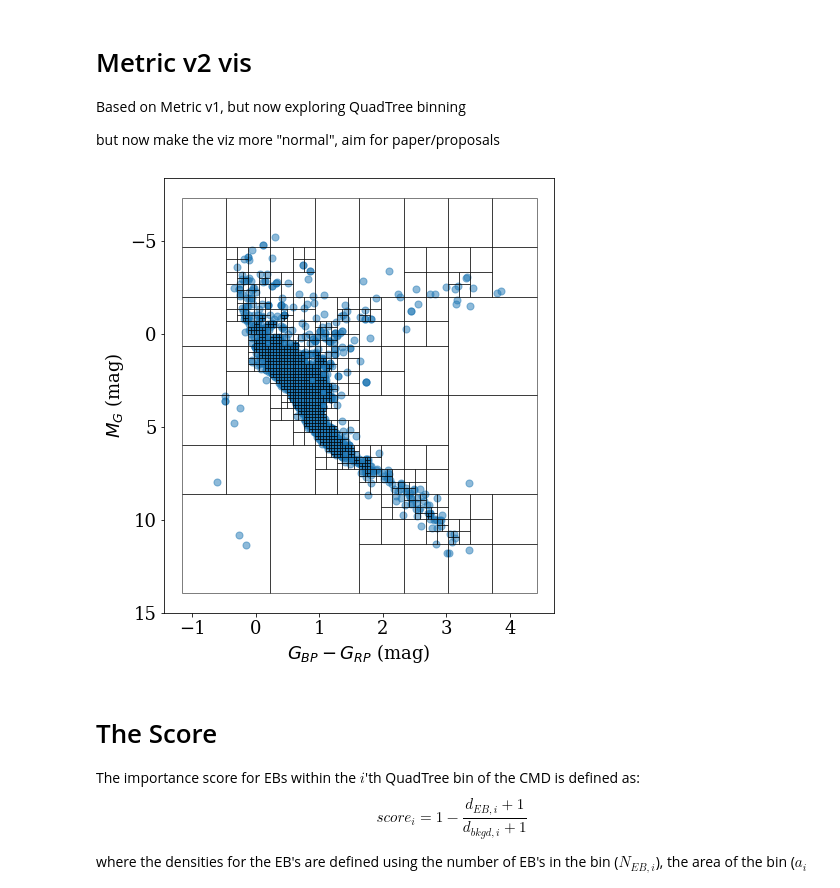
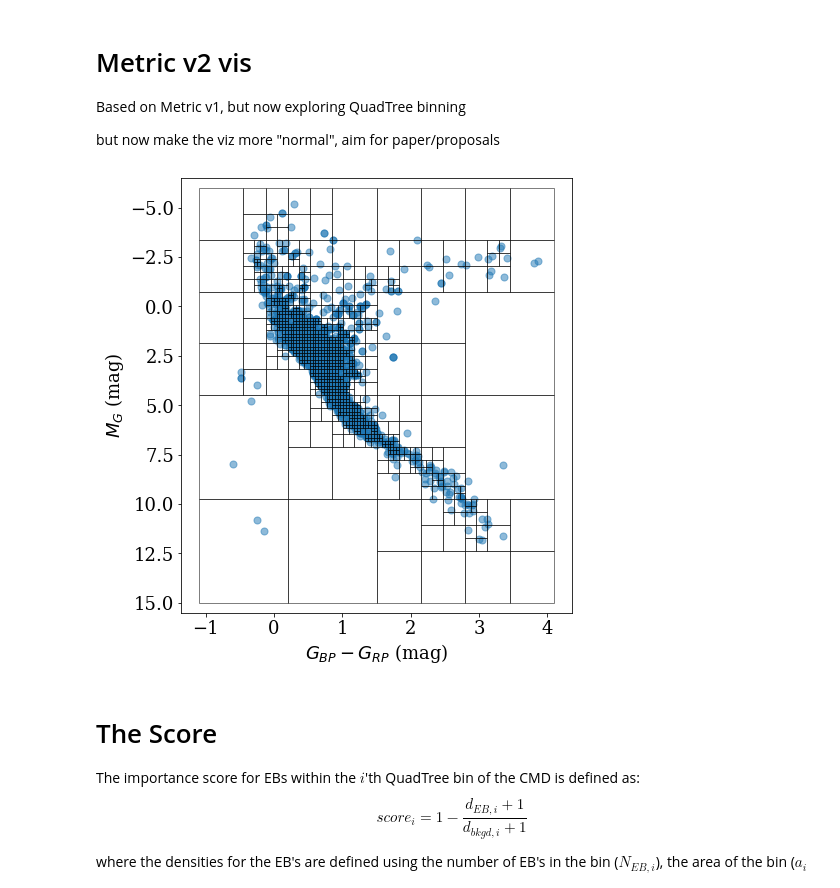
Before and after one commit to jradavenport/EBHRD, a Jupyter notebook: notebooks/metric_v2vis.ipynb, the cells around one changed output. Cells and saved outputs as stored; diff of their text form; code cells hidden in the pictures.

```diff
--- a/notebooks/metric_v2vis.ipynb
+++ b/notebooks/metric_v2vis.ipynb
@@ -56,28 +60,29 @@ EHow = pd.read_csv('Erin_and_Known_EBs.csv')
 Eok = ((EHow['parallax'] > 0) &
        np.isfinite(EHow['bp_rp']) &
        np.isfinite(EHow['phot_g_mean_mag']))
+# %%
+x = EHow['bp_rp'][Eok]
+y = EHow['phot_g_mean_mag'][Eok] - 5. * np.log10(1000./EHow['parallax'][Eok]) + 5
+
+num, xmin, xmax, ymin, ymax = qthist(x,y, N=7, thresh=3, density=False, rng=[[-1.1,4.1],[-6,15]])
 # %%
-x = EHow['bp_rp'][Eok]
-y = EHow['phot_g_mean_mag'][Eok] - 5. * np.log10(1000./EHow['parallax'][Eok]) + 5
-
-num, xmin, xmax, ymin, ymax = QThist(x,y, N=7, thresh=3)
-
 fig = plt.figure(figsize=(7,8))
 ax = fig.add_subplot(111)
 
 plt.scatter(x,y, s=50, alpha=0.5, rasterized=True)
 
 for k in range(len(num)):
     ax.add_patch(plt.Rectangle((xmin[k], ymin[k]), xmax[k]-xmin[k], ymax[k]-ymin[k],
                                fc ='none', lw=1, alpha=0.5, color='k'))
 
 plt.gca().invert_yaxis()
+plt.ylim(15.5,-6.5)
 
 plt.xlabel('$G_{BP} - G_{RP}$ (mag)')
 plt.ylabel('$M_G$ (mag)')
 plt.savefig('QT_bins_v2.2.pdf', dpi=300, bbox_inches='tight', pad_inches=0.25)
 # %% [output]
-[figure, old version]
+[figure, new version]
 # %%
 x2 = denominator['bp_rp'][Dok]
 y2 = denominator['phot_g_mean_mag'][Dok] - 5. * np.log10(1000./denominator['parallax'][Dok]) + 5
```
Also changed, not shown: parts of 7 cells of this notebook, 1 other file.
